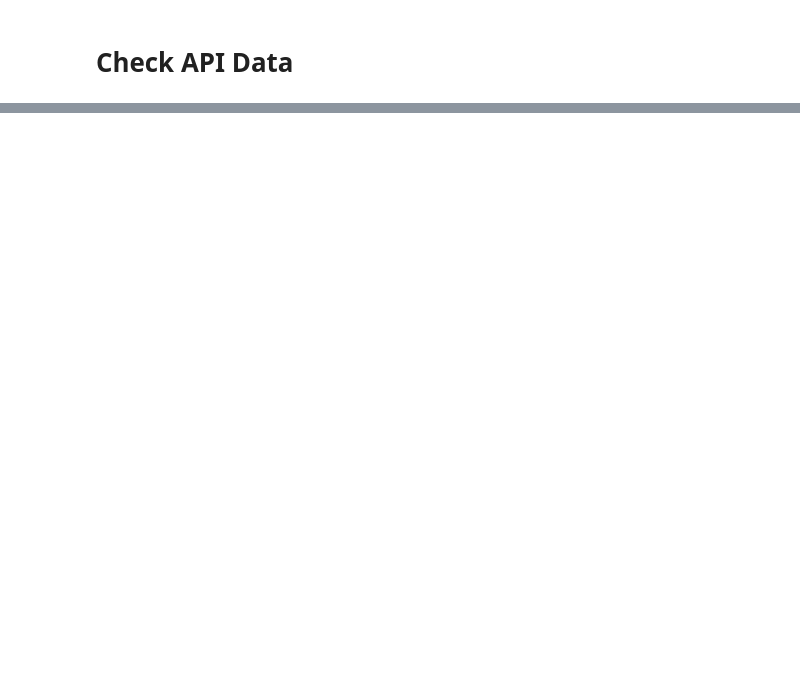
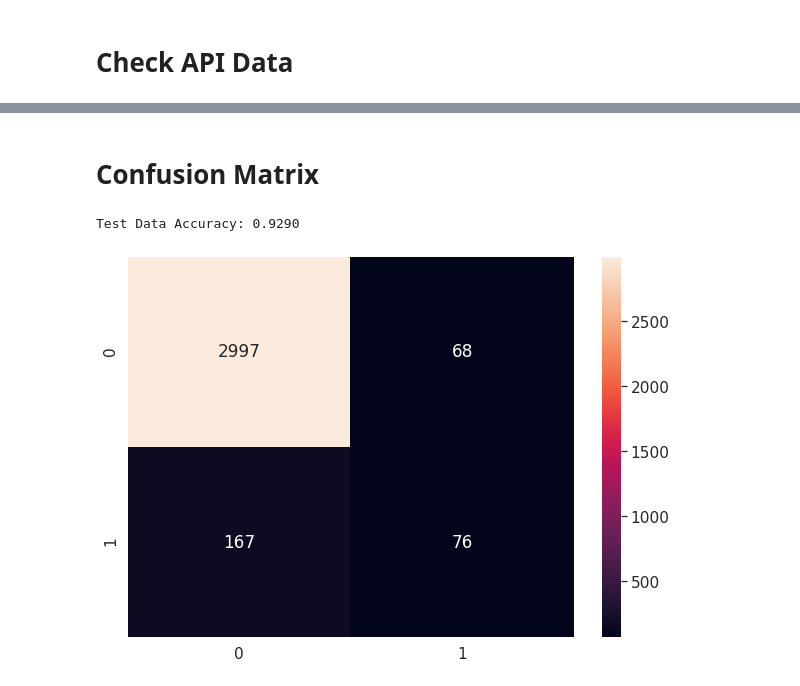
Before and after one commit to mkpetterson/Fraud_Detection, a Jupyter notebook: KNN_modeling.ipynb, the cells around one changed output, grey strips where cells are left out. Saved outputs shown, nothing was run; the diff lists cells and outputs as text; code cells hidden in the pictures; blank space fills up the shorter version.

```diff
--- a/KNN_modeling.ipynb
+++ b/KNN_modeling.ipynb
@@ -190,4 +215,6 @@ knn.fit(X_train,y_train)
 # %%
+# Y Prediction
+y_pred = knn.predict(X_test)
 # Score Model
 score = knn.score(X_test,y_test)
 
@@ -224,0 +278,18 @@ test_pred, test_proba, classes
+# %% [markdown]
+# Confusion Matrix
+# %%
+import seaborn as sn
+from sklearn.metrics import confusion_matrix, accuracy_score
+
+cm = confusion_matrix(y_test, y_pred) # rows = truth, cols = prediction
+df_cm = pd.DataFrame(cm, index = (0, 1), columns = (0, 1))
+plt.figure(figsize = (10,7))
+sn.set(font_scale=1.4)
+sn.heatmap(df_cm, annot=True, fmt='g')
+print("Test Data Accuracy: %0.4f" % accuracy_score(y_test, y_pred))
+
+
+plt.style.use('ggplot')
+# %% [output]
+Test Data Accuracy: 0.9290
+[figure, added]
```
Also changed, not shown: parts of 21 cells of this notebook, 2 other files.
